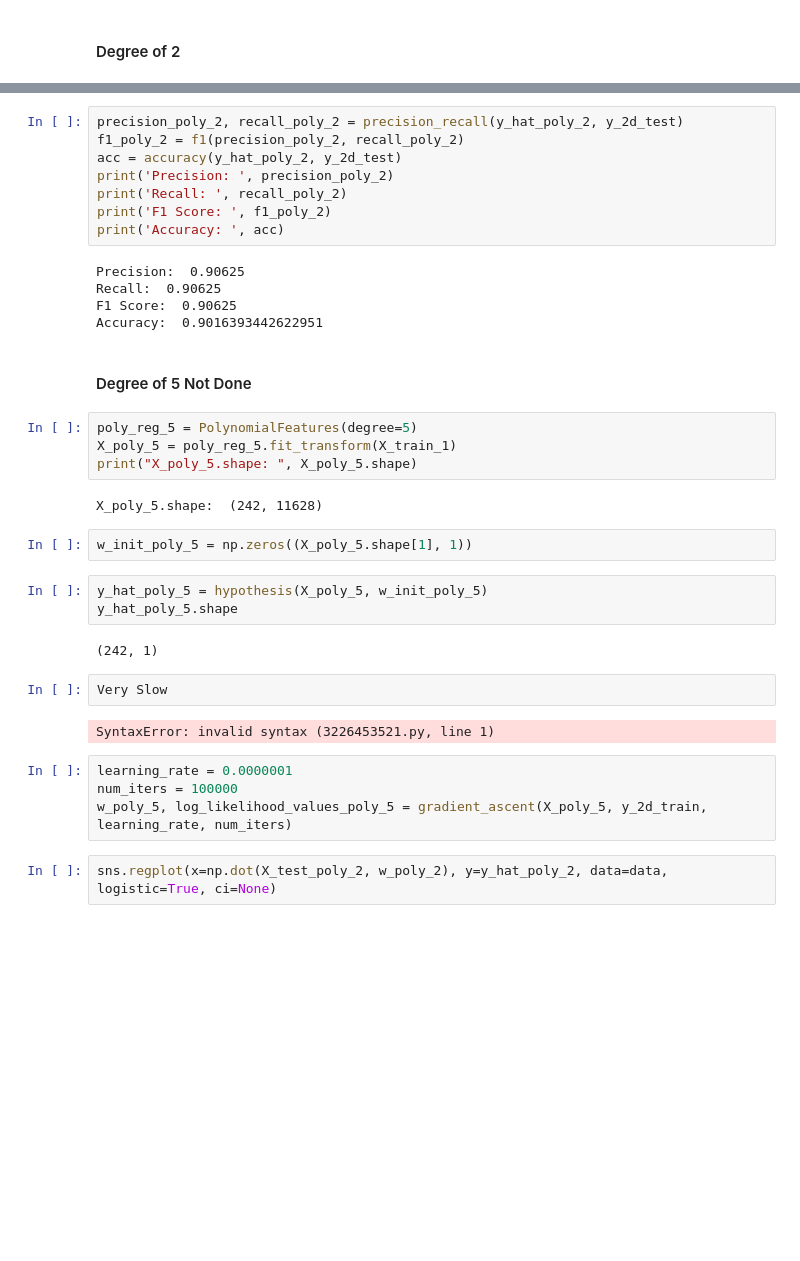
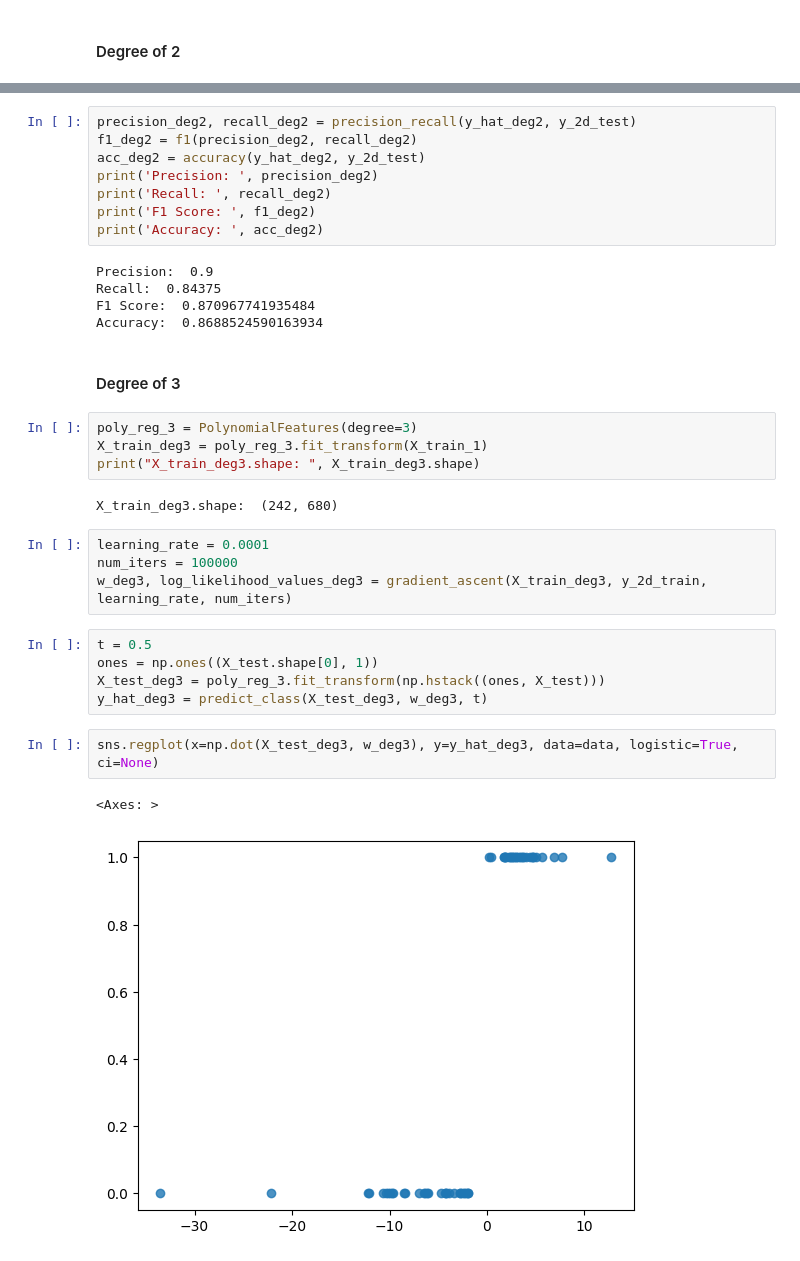
Before and after one commit to thuvu17/ml-train-heart-attack, a Jupyter notebook: heart_attack_logreg.ipynb, the cells around one changed output, grey strips where cells are left out. Saved outputs shown, nothing was run; the diff lists cells and outputs as text; blank space fills up the shorter version.

```diff
--- a/heart_attack_logreg.ipynb
+++ b/heart_attack_logreg.ipynb
@@ -406,38 +382,35 @@ sns.regplot(x=np.dot(X_test_poly_2, w_poly_2), y=y_hat_poly_2, data=data, logist
 # %%
-precision_poly_2, recall_poly_2 = precision_recall(y_hat_poly_2, y_2d_test)
-f1_poly_2 = f1(precision_poly_2, recall_poly_2)
-acc = accuracy(y_hat_poly_2, y_2d_test)
-print('Precision: ', precision_poly_2)
-print('Recall: ', recall_poly_2)
-print('F1 Score: ', f1_poly_2)
-print('Accuracy: ', acc)
+precision_deg2, recall_deg2 = precision_recall(y_hat_deg2, y_2d_test)
+f1_deg2 = f1(precision_deg2, recall_deg2)
+acc_deg2 = accuracy(y_hat_deg2, y_2d_test)
+print('Precision: ', precision_deg2)
+print('Recall: ', recall_deg2)
+print('F1 Score: ', f1_deg2)
+print('Accuracy: ', acc_deg2)
 # %% [output]
-Precision:  0.90625
-Recall:  0.90625
-F1 Score:  0.90625
-Accuracy:  0.9016393442622951
+Precision:  0.9
+Recall:  0.84375
+F1 Score:  0.870967741935484
+Accuracy:  0.8688524590163934
 # %% [markdown]
-#### Degree of 5 Not Done
+#### Degree of 3
 # %%
-poly_reg_5 = PolynomialFeatures(degree=5)
-X_poly_5 = poly_reg_5.fit_transform(X_train_1)
-print("X_poly_5.shape: ", X_poly_5.shape)
+poly_reg_3 = PolynomialFeatures(degree=3)
+X_train_deg3 = poly_reg_3.fit_transform(X_train_1)
+print("X_train_deg3.shape: ", X_train_deg3.shape)
 # %% [output]
-X_poly_5.shape:  (242, 11628)
+X_train_deg3.shape:  (242, 680)
-# %%
-w_init_poly_5 = np.zeros((X_poly_5.shape[1], 1))
-# %%
-y_hat_poly_5 = hypothesis(X_poly_5, w_init_poly_5)
-y_hat_poly_5.shape
-# %% [output]
-(242, 1)
-# %%
-Very Slow
-# %% [output]
-SyntaxError: invalid syntax (3226453521.py, line 1)
 # %%
-learning_rate = 0.0000001
+learning_rate = 0.0001
 num_iters = 100000
-w_poly_5, log_likelihood_values_poly_5 = gradient_ascent(X_poly_5, y_2d_train, learning_rate, num_iters)
+w_deg3, log_likelihood_values_deg3 = gradient_ascent(X_train_deg3, y_2d_train, learning_rate, num_iters)
+# %%
+t = 0.5
+ones = np.ones((X_test.shape[0], 1))
+X_test_deg3 = poly_reg_3.fit_transform(np.hstack((ones, X_test)))
+y_hat_deg3 = predict_class(X_test_deg3, w_deg3, t)
 # %%
-sns.regplot(x=np.dot(X_test_poly_2, w_poly_2), y=y_hat_poly_2, data=data, logistic=True, ci=None)
+sns.regplot(x=np.dot(X_test_deg3, w_deg3), y=y_hat_deg3, data=data, logistic=True, ci=None)
+# %% [output]
+<Axes: >
+[figure, added]
```
Also changed, not shown: parts of 30 cells of this notebook.
